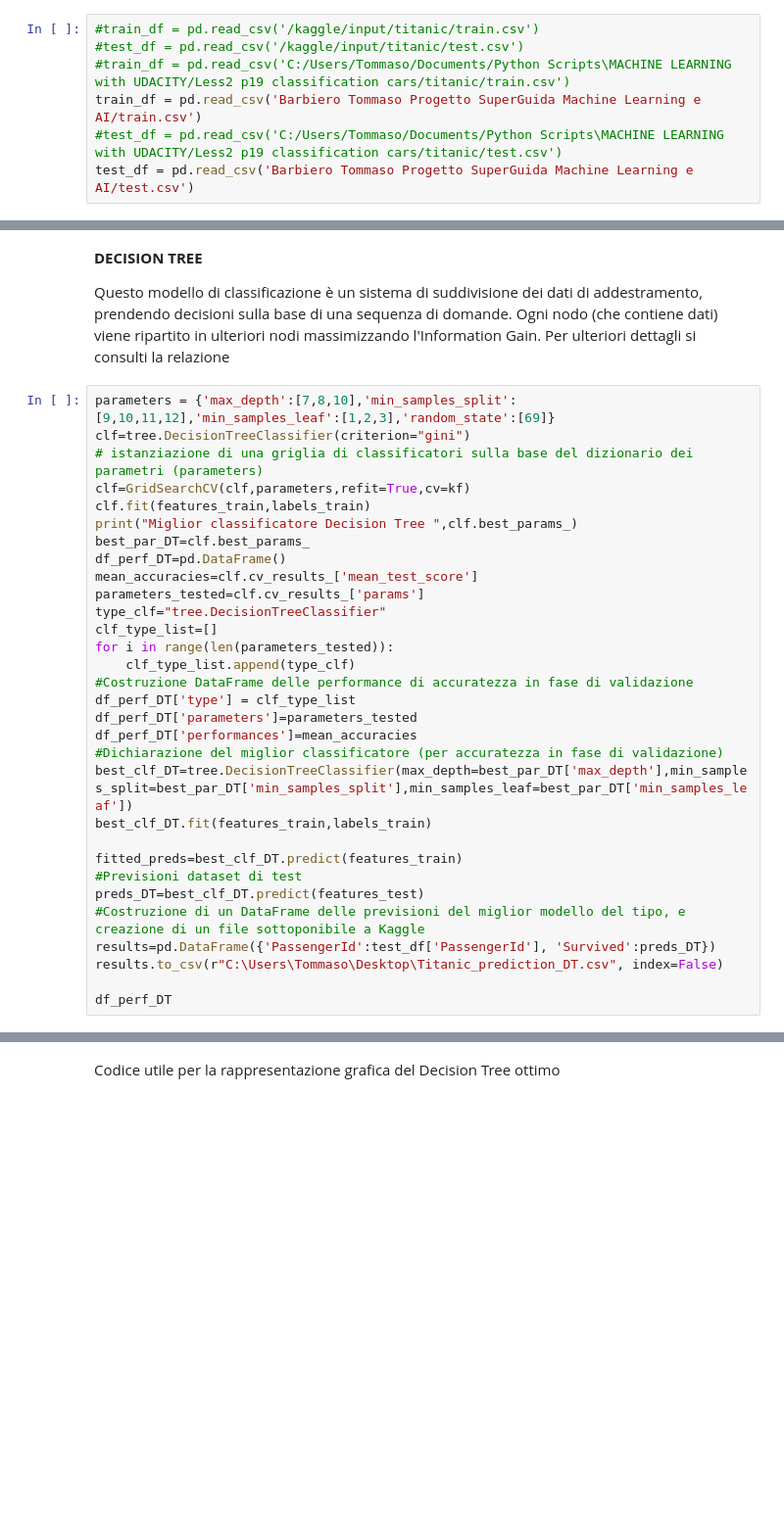
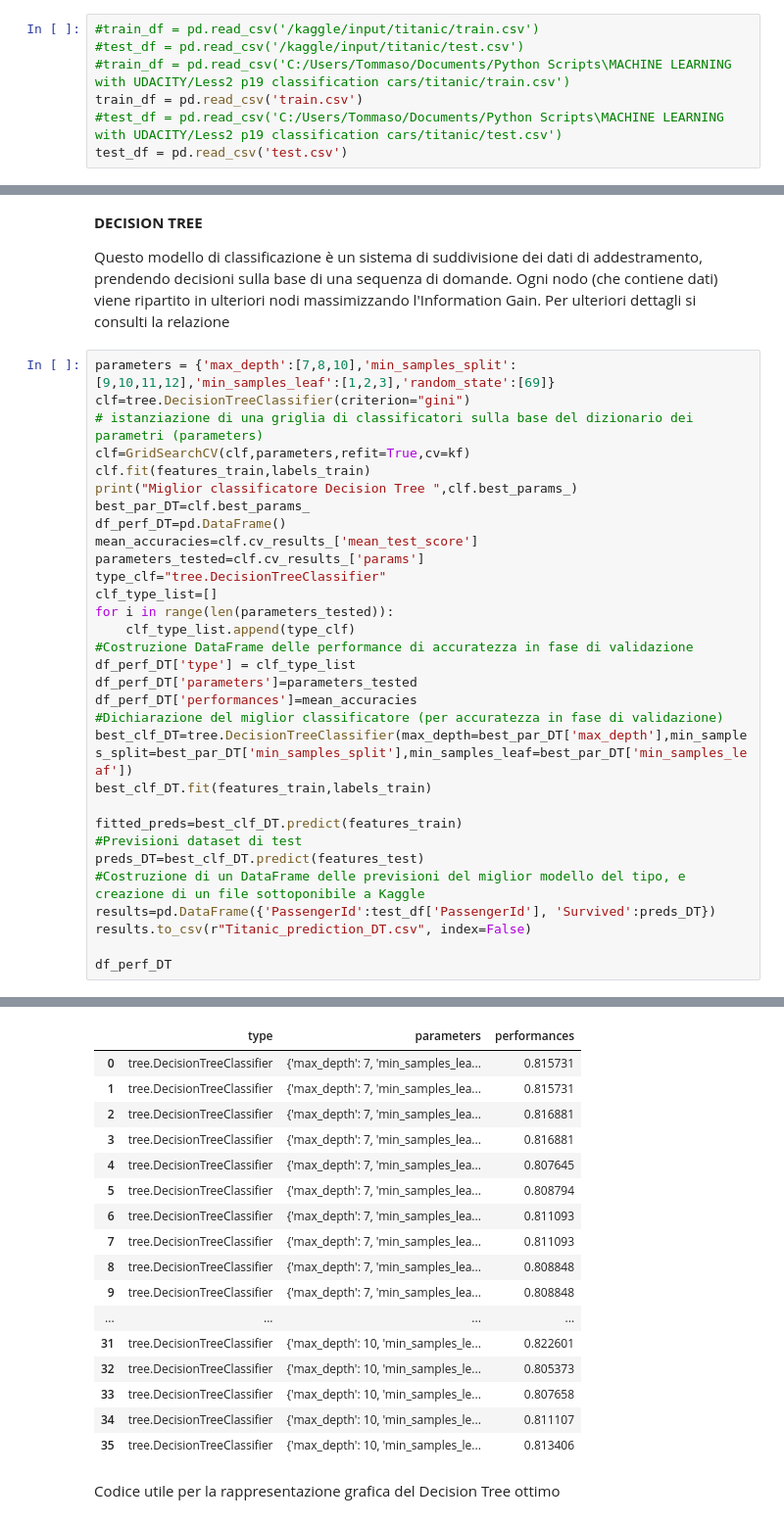
Before and after one commit to Tommaso4444/Predictions-on-Titanic-Survival, a Jupyter notebook: Barbiero Tommaso Notebook progetto.ipynb, the cells around one changed output, grey strips where cells are left out. Shown at 98% size. Drawn from its saved outputs; the diff is of its cells as text; blank space fills up the shorter version.

```diff
--- a/Barbiero Tommaso Notebook progetto.ipynb
+++ b/Barbiero Tommaso Notebook progetto.ipynb
@@ -55,6 +57,6 @@ Infine, verrà sottoposto a Kaggle un vettore di previsioni (418\ \ast\ 1), i cu
 #train_df = pd.read_csv('/kaggle/input/titanic/train.csv')
 #test_df = pd.read_csv('/kaggle/input/titanic/test.csv')
 #train_df = pd.read_csv('C:/Users/Tommaso/Documents/Python Scripts\MACHINE LEARNING with UDACITY/Less2 p19 classification cars/titanic/train.csv')
-train_df = pd.read_csv('Barbiero Tommaso Progetto SuperGuida Machine Learning e AI/train.csv')
+train_df = pd.read_csv('train.csv')
 #test_df = pd.read_csv('C:/Users/Tommaso/Documents/Python Scripts\MACHINE LEARNING with UDACITY/Less2 p19 classification cars/titanic/test.csv')
-test_df = pd.read_csv('Barbiero Tommaso Progetto SuperGuida Machine Learning e AI/test.csv')
+test_df = pd.read_csv('test.csv')
@@ -628,6 +722,7 @@ fitted_preds=best_clf_DT.predict(features_train)
 preds_DT=best_clf_DT.predict(features_test)
 #Costruzione di un DataFrame delle previsioni del miglior modello del tipo, e creazione di un file sottoponibile a Kaggle
 results=pd.DataFrame({'PassengerId':test_df['PassengerId'], 'Survived':preds_DT})
-results.to_csv(r"C:\Users\Tommaso\Desktop\Titanic_prediction_DT.csv", index=False)
+results.to_csv(r"Titanic_prediction_DT.csv", index=False)
 
 df_perf_DT
+# %% [output]
@@ -634,3 +730,20 @@ df_perf_DT
+|  | type | parameters | performances |
+| 0 | tree.DecisionTreeClassifier | {'max_depth': 7, 'min_samples_lea... | 0.815731 |
+| 1 | tree.DecisionTreeClassifier | {'max_depth': 7, 'min_samples_lea... | 0.815731 |
+| 2 | tree.DecisionTreeClassifier | {'max_depth': 7, 'min_samples_lea... | 0.816881 |
+| 3 | tree.DecisionTreeClassifier | {'max_depth': 7, 'min_samples_lea... | 0.816881 |
+| 4 | tree.DecisionTreeClassifier | {'max_depth': 7, 'min_samples_lea... | 0.807645 |
+| 5 | tree.DecisionTreeClassifier | {'max_depth': 7, 'min_samples_lea... | 0.808794 |
+| 6 | tree.DecisionTreeClassifier | {'max_depth': 7, 'min_samples_lea... | 0.811093 |
+| 7 | tree.DecisionTreeClassifier | {'max_depth': 7, 'min_samples_lea... | 0.811093 |
+| 8 | tree.DecisionTreeClassifier | {'max_depth': 7, 'min_samples_lea... | 0.808848 |
+| 9 | tree.DecisionTreeClassifier | {'max_depth': 7, 'min_samples_lea... | 0.808848 |
+| ... | ... | ... | ... |
+| 31 | tree.DecisionTreeClassifier | {'max_depth': 10, 'min_samples_le... | 0.822601 |
+| 32 | tree.DecisionTreeClassifier | {'max_depth': 10, 'min_samples_le... | 0.805373 |
+| 33 | tree.DecisionTreeClassifier | {'max_depth': 10, 'min_samples_le... | 0.807658 |
+| 34 | tree.DecisionTreeClassifier | {'max_depth': 10, 'min_samples_le... | 0.811107 |
+| 35 | tree.DecisionTreeClassifier | {'max_depth': 10, 'min_samples_le... | 0.813406 |
 # %% [markdown]
 Codice utile per la rappresentazione grafica del Decision Tree ottimo
 # %%
```
Also changed, not shown: parts of 27 cells of this notebook.
